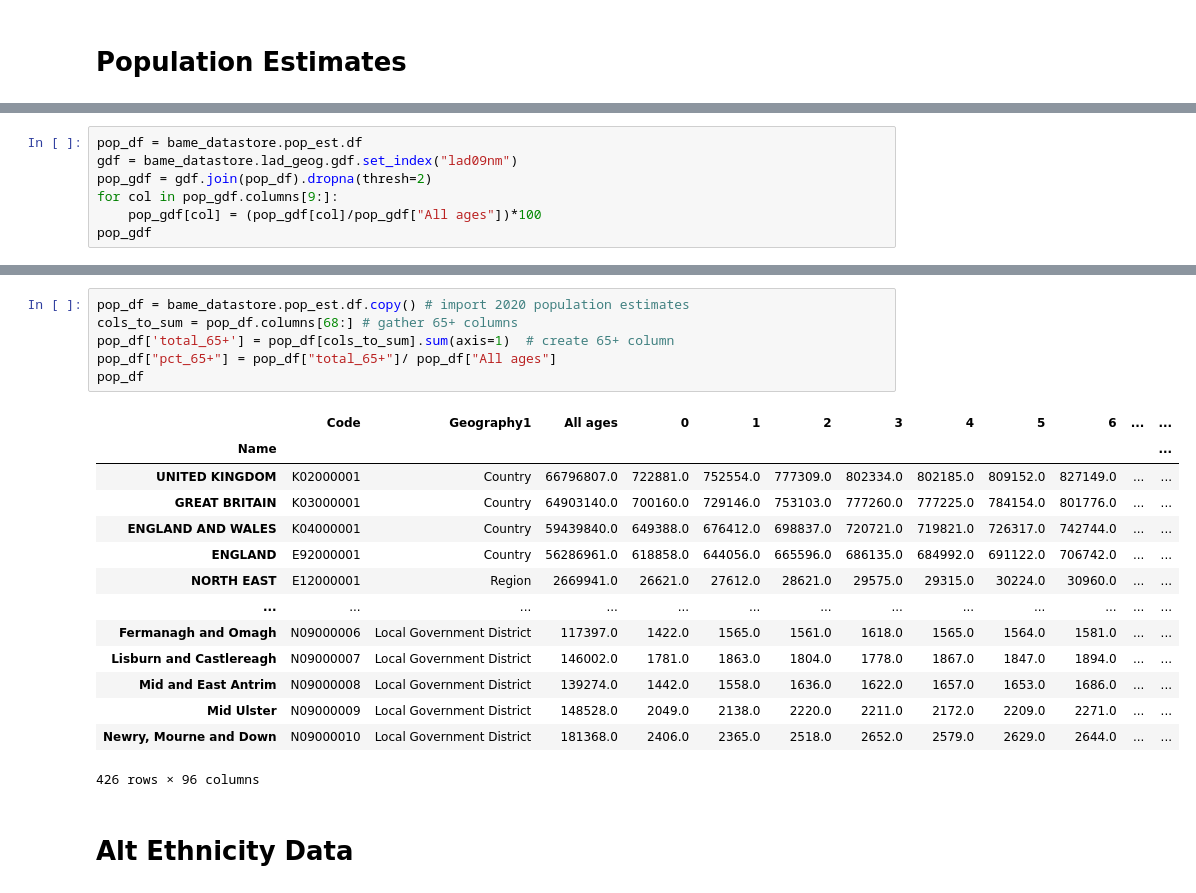
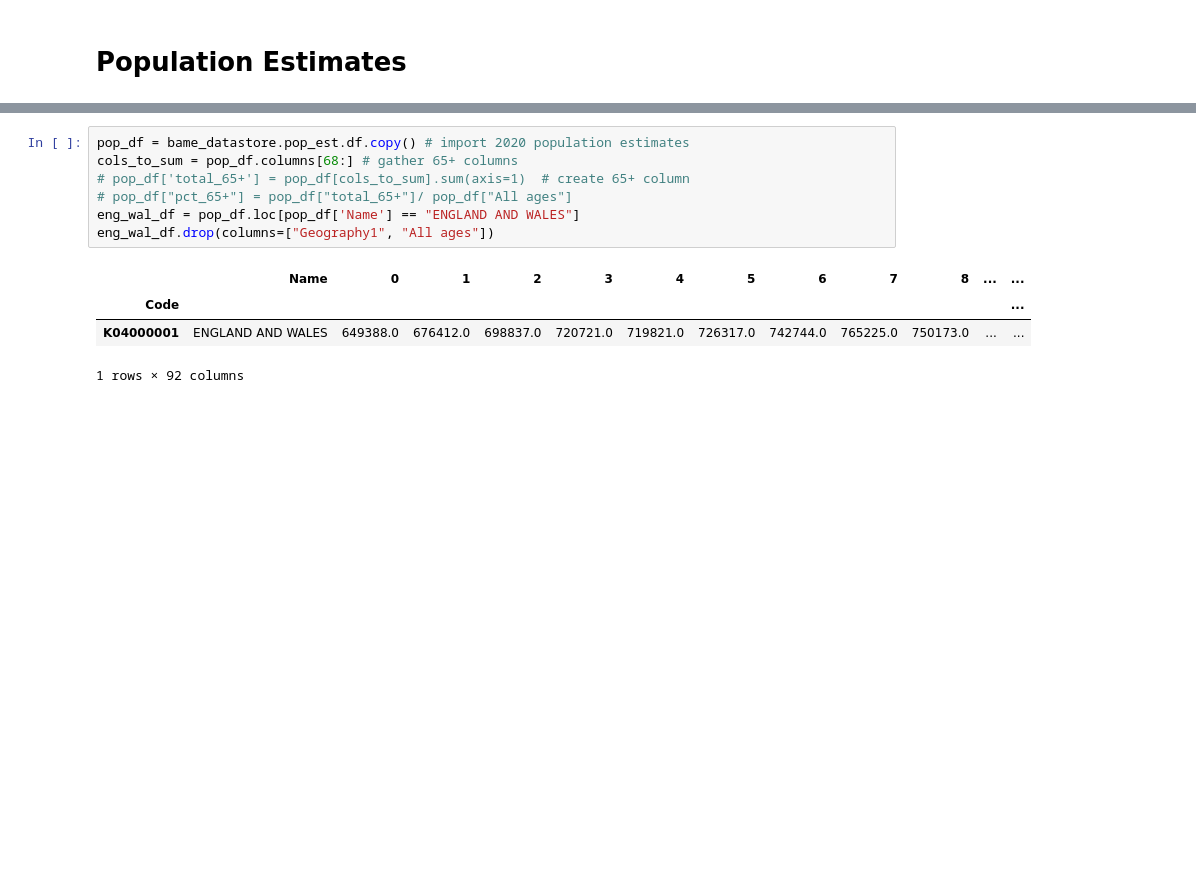
Before and after one commit to Quotennial/covid_bame, a Jupyter notebook: notebooks/simpsons_paradox.ipynb, the cells around one changed output, grey strips where cells are left out. Drawn from its saved outputs; the diff is of its cells as text; blank space fills up the shorter version.

```diff
--- a/notebooks/simpsons_paradox.ipynb
+++ b/notebooks/simpsons_paradox.ipynb
@@ -109,7 +154,0 @@ bame_datastore.lib
-# %%
-pop_df = bame_datastore.pop_est.df
-gdf = bame_datastore.lad_geog.gdf.set_index("lad09nm")
-pop_gdf = gdf.join(pop_df).dropna(thresh=2)
-for col in pop_gdf.columns[9:]:
-    pop_gdf[col] = (pop_gdf[col]/pop_gdf["All ages"])*100
-pop_gdf
@@ -131,23 +155,12 @@ pop_gdf
 # %%
 pop_df = bame_datastore.pop_est.df.copy() # import 2020 population estimates
 cols_to_sum = pop_df.columns[68:] # gather 65+ columns
-pop_df['total_65+'] = pop_df[cols_to_sum].sum(axis=1)  # create 65+ column
-pop_df["pct_65+"] = pop_df["total_65+"]/ pop_df["All ages"]
-pop_df
+# pop_df['total_65+'] = pop_df[cols_to_sum].sum(axis=1)  # create 65+ column
+# pop_df["pct_65+"] = pop_df["total_65+"]/ pop_df["All ages"]
+eng_wal_df = pop_df.loc[pop_df['Name'] == "ENGLAND AND WALES"]
+eng_wal_df.drop(columns=["Geography1", "All ages"])
 # %% [output]
-|  | Code | Geography1 | All ages | 0 | 1 | 2 | 3 | 4 | 5 | 6 | ... | ... |
-| Name |  |  |  |  |  |  |  |  |  |  |  | ... |
-| UNITED KINGDOM | K02000001 | Country | 66796807.0 | 722881.0 | 752554.0 | 777309.0 | 802334.0 | 802185.0 | 809152.0 | 827149.0 | ... | ... |
-| GREAT BRITAIN | K03000001 | Country | 64903140.0 | 700160.0 | 729146.0 | 753103.0 | 777260.0 | 777225.0 | 784154.0 | 801776.0 | ... | ... |
-| ENGLAND AND WALES | K04000001 | Country | 59439840.0 | 649388.0 | 676412.0 | 698837.0 | 720721.0 | 719821.0 | 726317.0 | 742744.0 | ... | ... |
-| ENGLAND | E92000001 | Country | 56286961.0 | 618858.0 | 644056.0 | 665596.0 | 686135.0 | 684992.0 | 691122.0 | 706742.0 | ... | ... |
-| NORTH EAST | E12000001 | Region | 2669941.0 | 26621.0 | 27612.0 | 28621.0 | 29575.0 | 29315.0 | 30224.0 | 30960.0 | ... | ... |
-| ... | ... | ... | ... | ... | ... | ... | ... | ... | ... | ... | ... | ... |
-| Fermanagh and Omagh | N09000006 | Local Government District | 117397.0 | 1422.0 | 1565.0 | 1561.0 | 1618.0 | 1565.0 | 1564.0 | 1581.0 | ... | ... |
-| Lisburn and Castlereagh | N09000007 | Local Government District | 146002.0 | 1781.0 | 1863.0 | 1804.0 | 1778.0 | 1867.0 | 1847.0 | 1894.0 | ... | ... |
-| Mid and East Antrim | N09000008 | Local Government District | 139274.0 | 1442.0 | 1558.0 | 1636.0 | 1622.0 | 1657.0 | 1653.0 | 1686.0 | ... | ... |
-| Mid Ulster | N09000009 | Local Government District | 148528.0 | 2049.0 | 2138.0 | 2220.0 | 2211.0 | 2172.0 | 2209.0 | 2271.0 | ... | ... |
-| Newry, Mourne and Down | N09000010 | Local Government District | 181368.0 | 2406.0 | 2365.0 | 2518.0 | 2652.0 | 2579.0 | 2629.0 | 2644.0 | ... | ... |
+|  | Name | 0 | 1 | 2 | 3 | 4 | 5 | 6 | 7 | 8 | ... | ... |
+| Code |  |  |  |  |  |  |  |  |  |  |  | ... |
+| K04000001 | ENGLAND AND WALES | 649388.0 | 676412.0 | 698837.0 | 720721.0 | 719821.0 | 726317.0 | 742744.0 | 765225.0 | 750173.0 | ... | ... |
-426 rows × 96 columns
+1 rows × 92 columns
-# %% [markdown]
-# Alt Ethnicity Data
```
Also changed, not shown: parts of 18 cells of this notebook.
